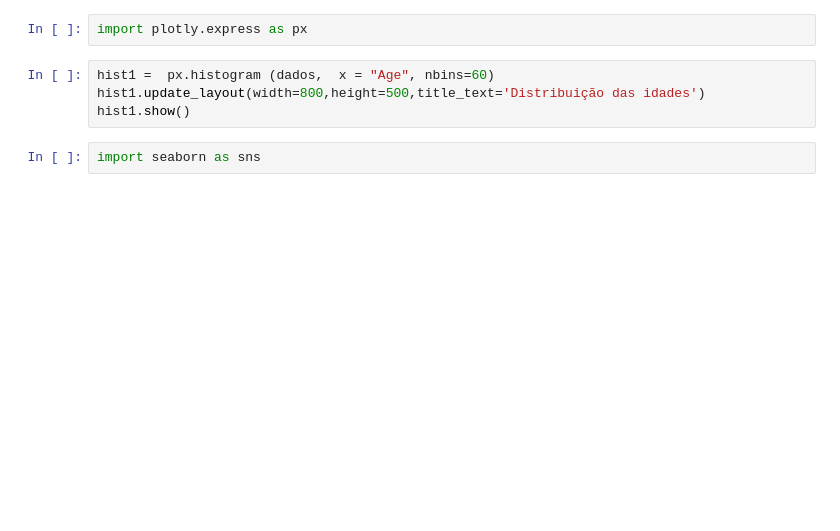
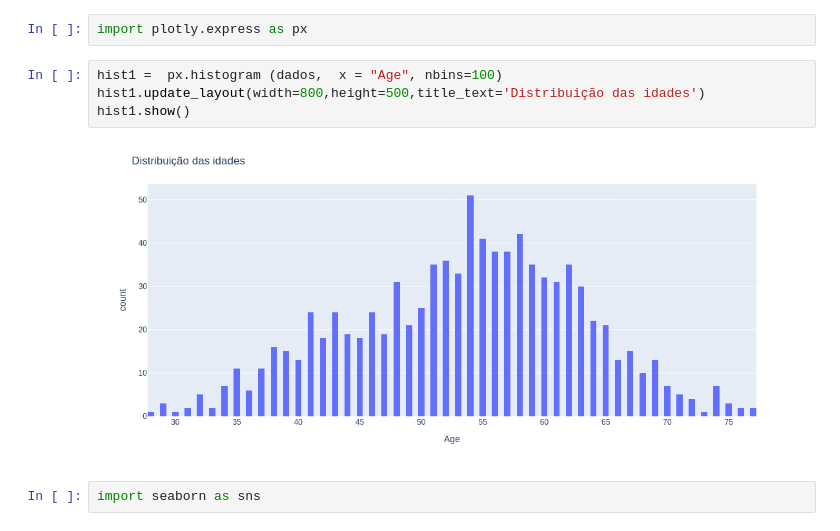
Before and after one commit to lucassantosf/python, a Jupyter notebook: machine_learning/section_4/tratamento_classificacao.ipynb, the cells around one changed output. Cells and saved outputs as stored; diff of their text form; blank space fills up the shorter version.

Commit message:
analise de dados

```diff
--- a/machine_learning/section_4/tratamento_classificacao.ipynb
+++ b/machine_learning/section_4/tratamento_classificacao.ipynb
@@ -46,9 +84,11 @@ dados['Age'].value_counts().sort_index()
 # %%
 import plotly.express as px
 # %%
-hist1 =  px.histogram (dados,  x = "Age", nbins=60)
+hist1 =  px.histogram (dados,  x = "Age", nbins=100)
 hist1.update_layout(width=800,height=500,title_text='Distribuição das idades')
 hist1.show()
+# %% [output]
+[figure, added]
 # %%
 import seaborn as sns
 # %%
```
Also changed, not shown: parts of 26 cells of this notebook.
